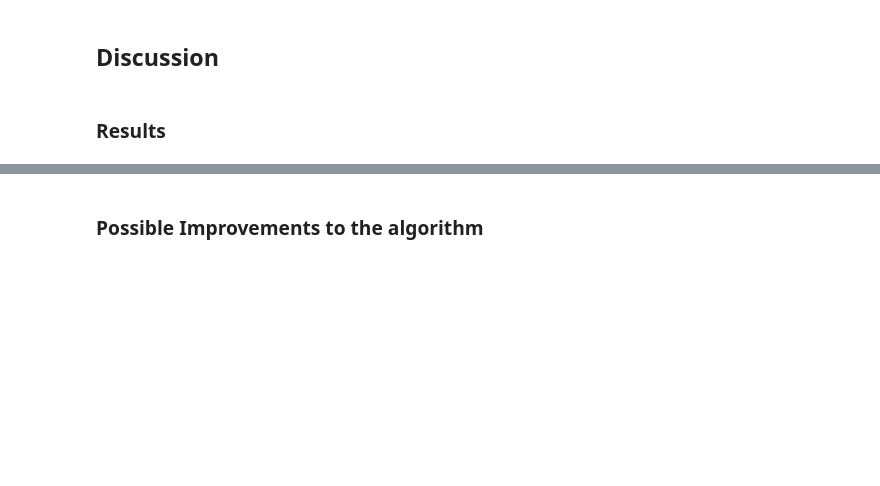
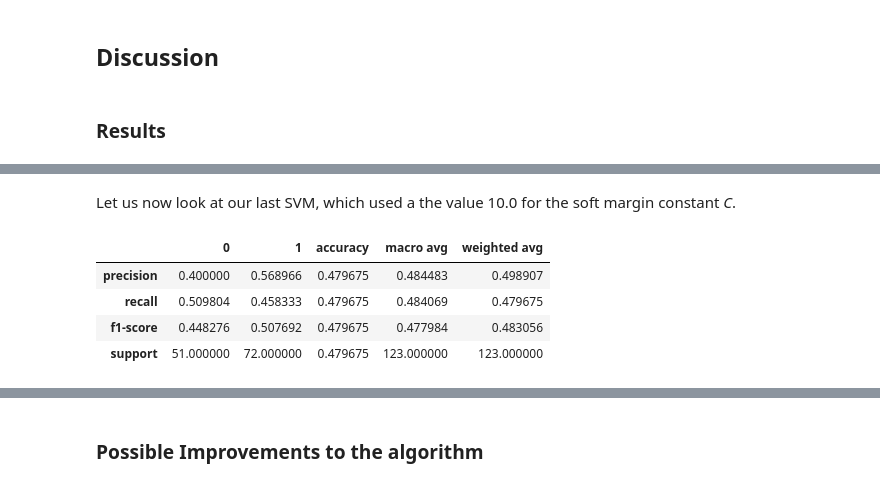
Before and after one commit to volkamerlab/CADDSeminar_2023, a Jupyter notebook: notebooks/04_SVM_DDI_prediction/T4_SVM_DDI_prediction.ipynb, the cells around one changed output, grey strips where cells are left out. Saved outputs shown, nothing was run; the diff lists cells and outputs as text; code cells hidden in the pictures; blank space fills up the shorter version.

```diff
--- a/notebooks/04_SVM_DDI_prediction/T4_SVM_DDI_prediction.ipynb
+++ b/notebooks/04_SVM_DDI_prediction/T4_SVM_DDI_prediction.ipynb
@@ -731,0 +736,10 @@ Nevertheless, we proved that an SVM using a similarity matrix as a kernel functi
+# %% [markdown]
+Let us now look at our last SVM, which used a the value 10.0 for the soft margin constant *C*.
+# %%
+report_4
+# %% [output]
+|  | 0 | 1 | accuracy | macro avg | weighted avg |
+| precision | 0.400000 | 0.568966 | 0.479675 | 0.484483 | 0.498907 |
+| recall | 0.509804 | 0.458333 | 0.479675 | 0.484069 | 0.479675 |
+| f1-score | 0.448276 | 0.507692 | 0.479675 | 0.477984 | 0.483056 |
+| support | 51.000000 | 72.000000 | 0.479675 | 123.000000 | 123.000000 |
```
Also changed, not shown: parts of 21 cells of this notebook.
